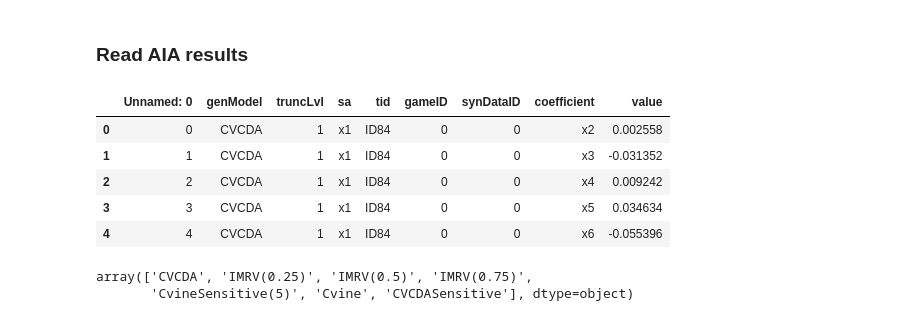
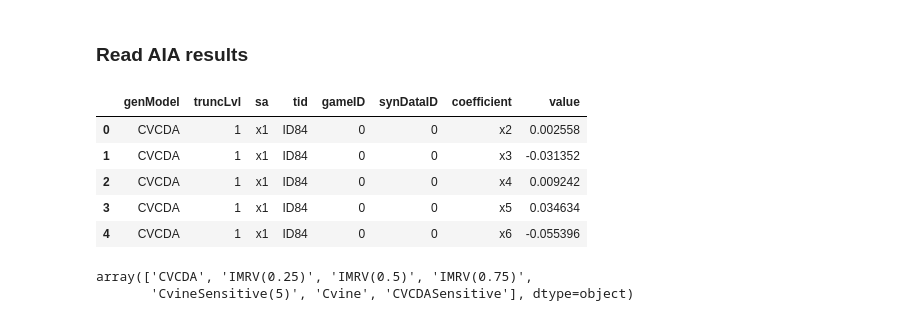
Before and after one commit to beritoksnes/synthetic_data_release, a Jupyter notebook: notebooks/vine_results.ipynb, the cells around one changed output. Drawn from its saved outputs; the diff is of its cells as text; code cells hidden in the pictures.

```diff
--- a/notebooks/vine_results.ipynb
+++ b/notebooks/vine_results.ipynb
@@ -7,14 +9,14 @@ import json
 # %% [markdown]
 ### Read AIA results
 # %%
-df = pd.read_csv("../vine_evaluation/inference/reg_coeff.csv")
+aia_df = pd.read_csv("../vine_evaluation/inference/reg_coeff.csv", index_col=0)
 # %%
-df.head()
+aia_df.head()
 # %% [output]
-|  | Unnamed: 0 | genModel | truncLvl | sa | tid | gameID | synDataID | coefficient | value |
-| 0 | 0 | CVCDA | 1 | x1 | ID84 | 0 | 0 | x2 | 0.002558 |
-| 1 | 1 | CVCDA | 1 | x1 | ID84 | 0 | 0 | x3 | -0.031352 |
-| 2 | 2 | CVCDA | 1 | x1 | ID84 | 0 | 0 | x4 | 0.009242 |
-| 3 | 3 | CVCDA | 1 | x1 | ID84 | 0 | 0 | x5 | 0.034634 |
-| 4 | 4 | CVCDA | 1 | x1 | ID84 | 0 | 0 | x6 | -0.055396 |
+|  | genModel | truncLvl | sa | tid | gameID | synDataID | coefficient | value |
+| 0 | CVCDA | 1 | x1 | ID84 | 0 | 0 | x2 | 0.002558 |
+| 1 | CVCDA | 1 | x1 | ID84 | 0 | 0 | x3 | -0.031352 |
+| 2 | CVCDA | 1 | x1 | ID84 | 0 | 0 | x4 | 0.009242 |
+| 3 | CVCDA | 1 | x1 | ID84 | 0 | 0 | x5 | 0.034634 |
+| 4 | CVCDA | 1 | x1 | ID84 | 0 | 0 | x6 | -0.055396 |
 # %%
```
Also changed, not shown: parts of 21 cells of this notebook.
